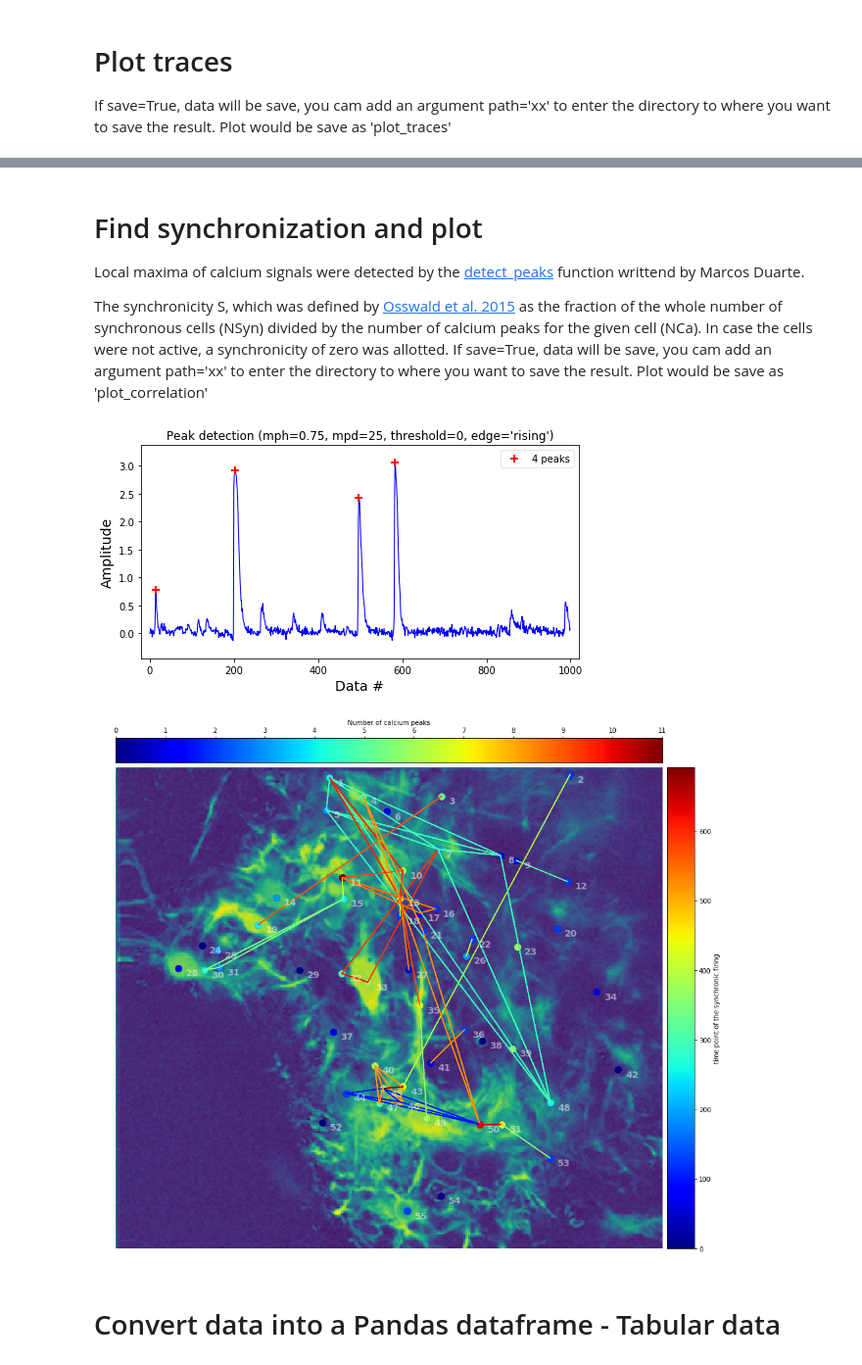
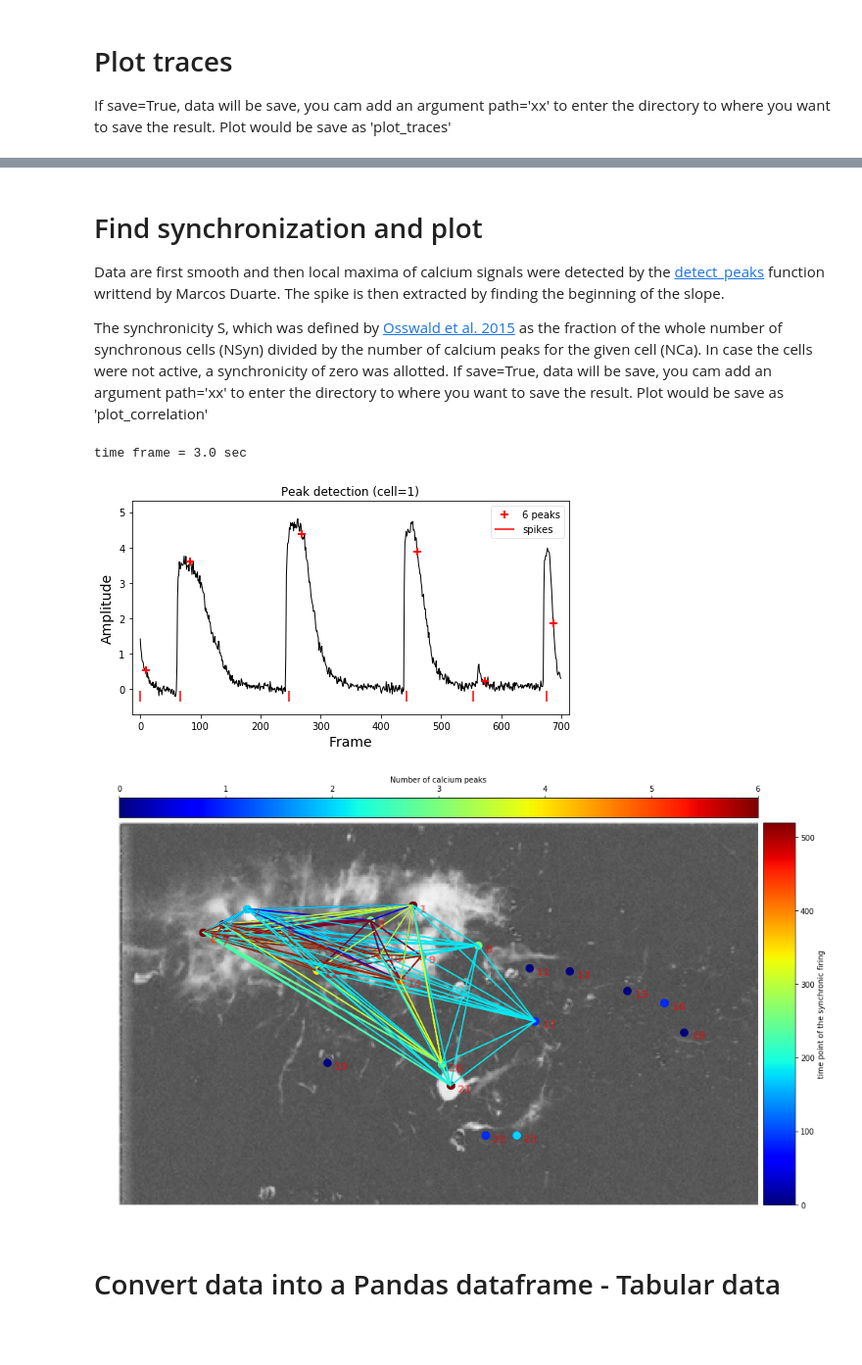
Before and after one commit to bioimage-analysis/HumsaTraces, a Jupyter notebook: notebook/Humsa_Ca_release_synchronicity.ipynb, the cells around one changed output, grey strips where cells are left out. Shown at 98% size. Saved outputs shown, nothing was run; the diff lists cells and outputs as text; code cells hidden in the pictures; blank space fills up the shorter version.

```diff
--- a/notebook/Humsa_Ca_release_synchronicity.ipynb
+++ b/notebook/Humsa_Ca_release_synchronicity.ipynb
@@ -84,9 +93,12 @@ Size in bytes: 707112000
+# %%
+to_analyse_min = 0
+#to_analyse_max = 300
 # %%
 #It is possible to select only the first 1000 frames:
-ch1 = ch1[0:1000]
-ch2 = ch2[0:1000]
+ch1 = ch1[to_analyse_min:to_analyse_max]
+ch2 = ch2[to_analyse_min:to_analyse_max]
 #However, it's important to adjust the metadata
-meta['TimePoint'] = meta['TimePoint'][0:1000]
+meta['TimePoint'] = meta['TimePoint'][to_analyse_min:to_analyse_max]
 meta['sizeT'] = len(meta['TimePoint'])
 # %% [markdown]
 # Visualization of the data
@@ -161,3 +175,3 @@ interactive(children=(IntSlider(value=499, description='x', max=999), Output()),
 # %%
-seg, im_reg = slic_segment(reg_ch1, strength=300)
+seg, im_reg = slic_segment(reg_ch1, strength=100)
 # %% [markdown]
@@ -204,21 +221,27 @@ plot_traces(ch2_corr, meta, data, seg, cell_position, labels, save=False)
 # %% [markdown]
 # Find synchronization and plot
-Local maxima of calcium signals were detected by the [detect_peaks](http://nbviewer.ipython.org/github/demotu/BMC/blob/master/notebooks/DetectPeaks.ipynb) function writtend by Marcos Duarte.
+Data are first smooth and then local maxima of calcium signals were detected by the [detect_peaks](http://nbviewer.ipython.org/github/demotu/BMC/blob/master/notebooks/DetectPeaks.ipynb) function writtend by Marcos Duarte. The spike is then extracted by finding the beginning of the slope.
 
 The synchronicity S, which was defined by [Osswald et al. 2015](https://www.nature.com/articles/nature16071) as
 the fraction of the whole number of synchronous cells (NSyn) divided by the number of calcium peaks for the given cell (NCa). In case the cells were not active, a synchronicity of zero was allotted.
 If save=True, data will be save, you cam add an argument path='xx' to enter the directory to where you want to save the result. Plot would be save as 'plot_correlation'
+# %%
+sync_time=4
+print("time frame =",  meta["TimePoint"][sync_time]- meta["TimePoint"][0], "sec")
+# %% [output]
+time frame = 3.0 sec
 # %%
 # sync_time is the window used around each peak to calculate synchronicity.
 # Using sea_peak, you can sea the result of the detect_peak function on specific traces.
 
-indexes, sync = find_sync(d, meta, ch2_corr, regions_ch2,
-                          labels, cell_position, sync_time=1,
-                          show=True, sea_peak = 15,
-                          save=False, path=path)
+indexes, sync, peak_value = find_sync(d, meta, ch2_corr, regions_ch2,
+                            labels, cell_position, sync_time=sync_time,
+                            show=True, sea_peak = 1, roi = False,
+                            tmin = 0, tmax = -1, dmin = 40, dmax = 50,
+                            save=False, path=path)
 # %% [output]
-[figure, old version]
+[figure, new version]
-[figure, old version]
+[figure, new version]
 # %% [markdown]
 # Convert data into a Pandas dataframe - Tabular data
 # %% [markdown]
```
Also changed, not shown: parts of 21 cells of this notebook, 6 other files.
